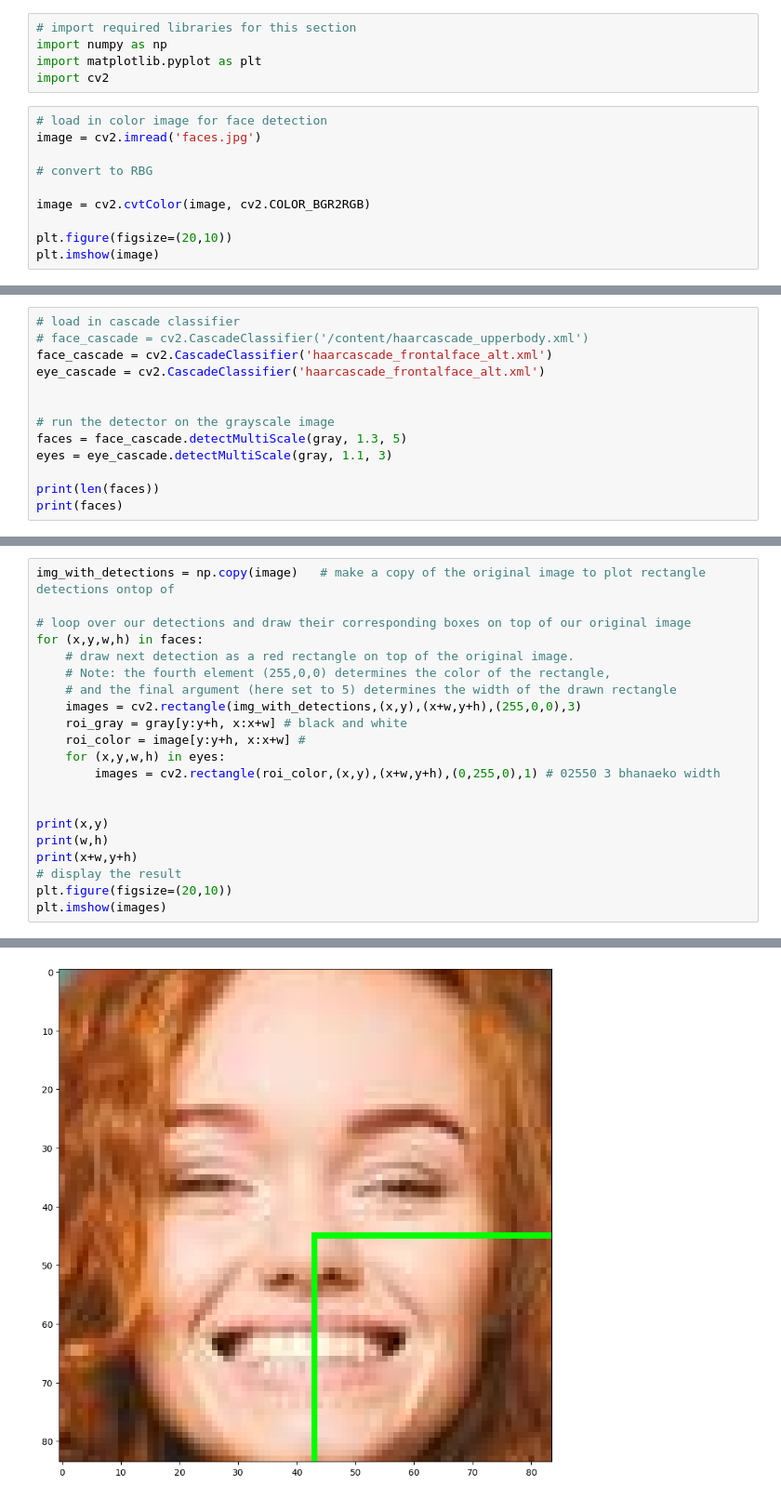
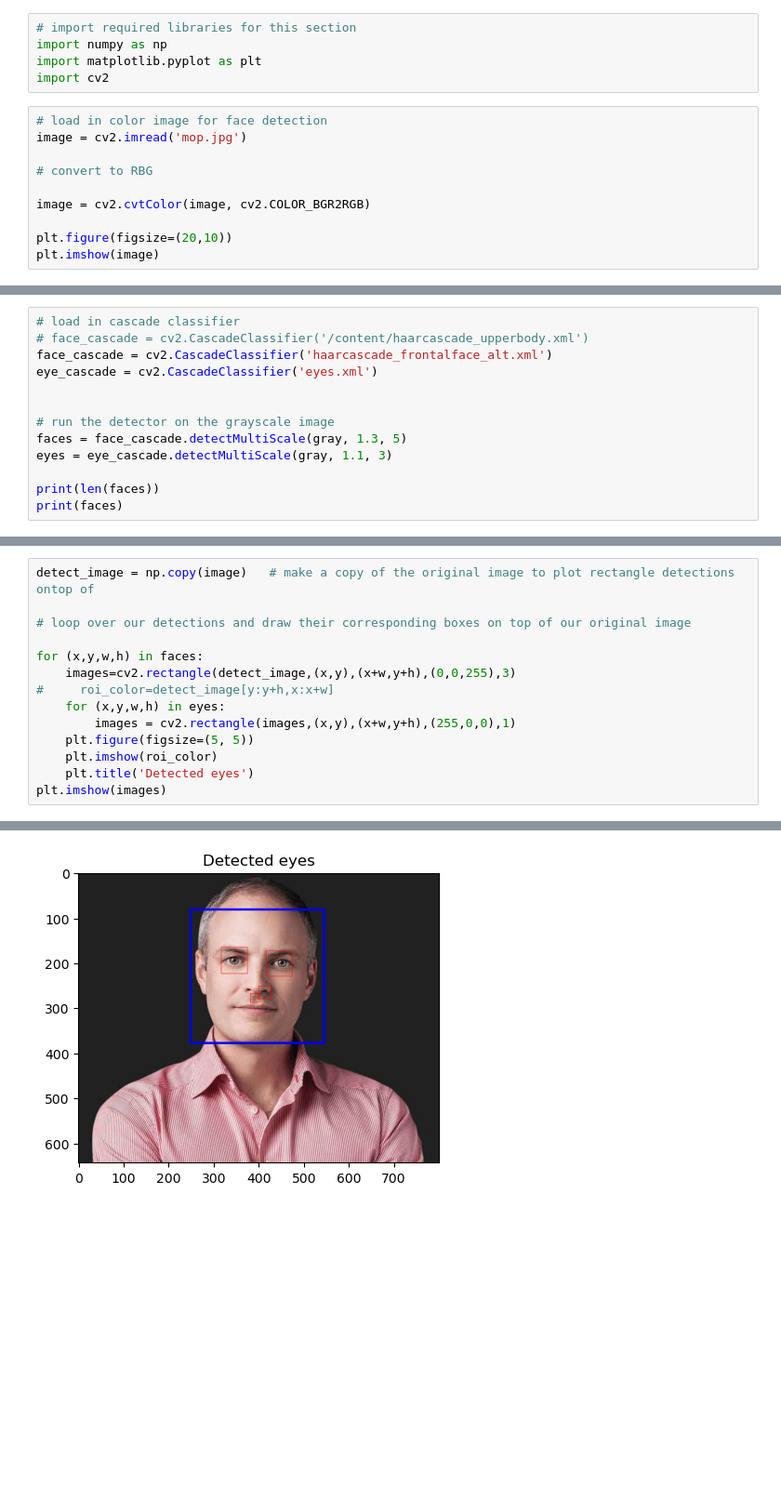
Before and after one commit to Puzan789/Deep-Learning, a Jupyter notebook: opencv/AI4_Harr_Cascade.ipynb, the cells around one changed output, grey strips where cells are left out. Shown at 93% size. Cells and saved outputs as stored; diff of their text form; blank space fills up the shorter version.

```diff
--- a/opencv/AI4_Harr_Cascade.ipynb
+++ b/opencv/AI4_Harr_Cascade.ipynb
@@ -5,7 +5,7 @@ import matplotlib.pyplot as plt
 import cv2
 # %%
 # load in color image for face detection
-image = cv2.imread('faces.jpg')
+image = cv2.imread('mop.jpg')
 
 # convert to RBG
 
@@ -29,7 +29,7 @@ plt.imshow(gray, cmap='gray')
 # load in cascade classifier
 # face_cascade = cv2.CascadeClassifier('/content/haarcascade_upperbody.xml')
 face_cascade = cv2.CascadeClassifier('haarcascade_frontalface_alt.xml')
-eye_cascade = cv2.CascadeClassifier('haarcascade_frontalface_alt.xml')
+eye_cascade = cv2.CascadeClassifier('eyes.xml')
 
 
 # run the detector on the grayscale image
@@ -59,22 +44,15 @@ print(faces)
 # %%
-img_with_detections = np.copy(image)   # make a copy of the original image to plot rectangle detections ontop of
+detect_image = np.copy(image)   # make a copy of the original image to plot rectangle detections ontop of
 
 # loop over our detections and draw their corresponding boxes on top of our original image
+
 for (x,y,w,h) in faces:
-    # draw next detection as a red rectangle on top of the original image.
-    # Note: the fourth element (255,0,0) determines the color of the rectangle,
-    # and the final argument (here set to 5) determines the width of the drawn rectangle
-    images = cv2.rectangle(img_with_detections,(x,y),(x+w,y+h),(255,0,0),3)
-    roi_gray = gray[y:y+h, x:x+w] # black and white
-    roi_color = image[y:y+h, x:x+w] #
+    images=cv2.rectangle(detect_image,(x,y),(x+w,y+h),(0,0,255),3)
+#     roi_color=detect_image[y:y+h,x:x+w]
     for (x,y,w,h) in eyes:
-        images = cv2.rectangle(roi_color,(x,y),(x+w,y+h),(0,255,0),1) # 02550 3 bhanaeko width
-
-
-print(x,y)
-print(w,h)
-print(x+w,y+h)
-# display the result
-plt.figure(figsize=(20,10))
+        images = cv2.rectangle(images,(x,y),(x+w,y+h),(255,0,0),1)
+    plt.figure(figsize=(5, 5))
+    plt.imshow(roi_color)
+    plt.title('Detected eyes')
 plt.imshow(images)
 # %% [output]
@@ -85 +60 @@ plt.imshow(images)
-[figure, old version]
+[figure, new version]
```
Also changed, not shown: parts of 7 cells of this notebook, 7 other files.
